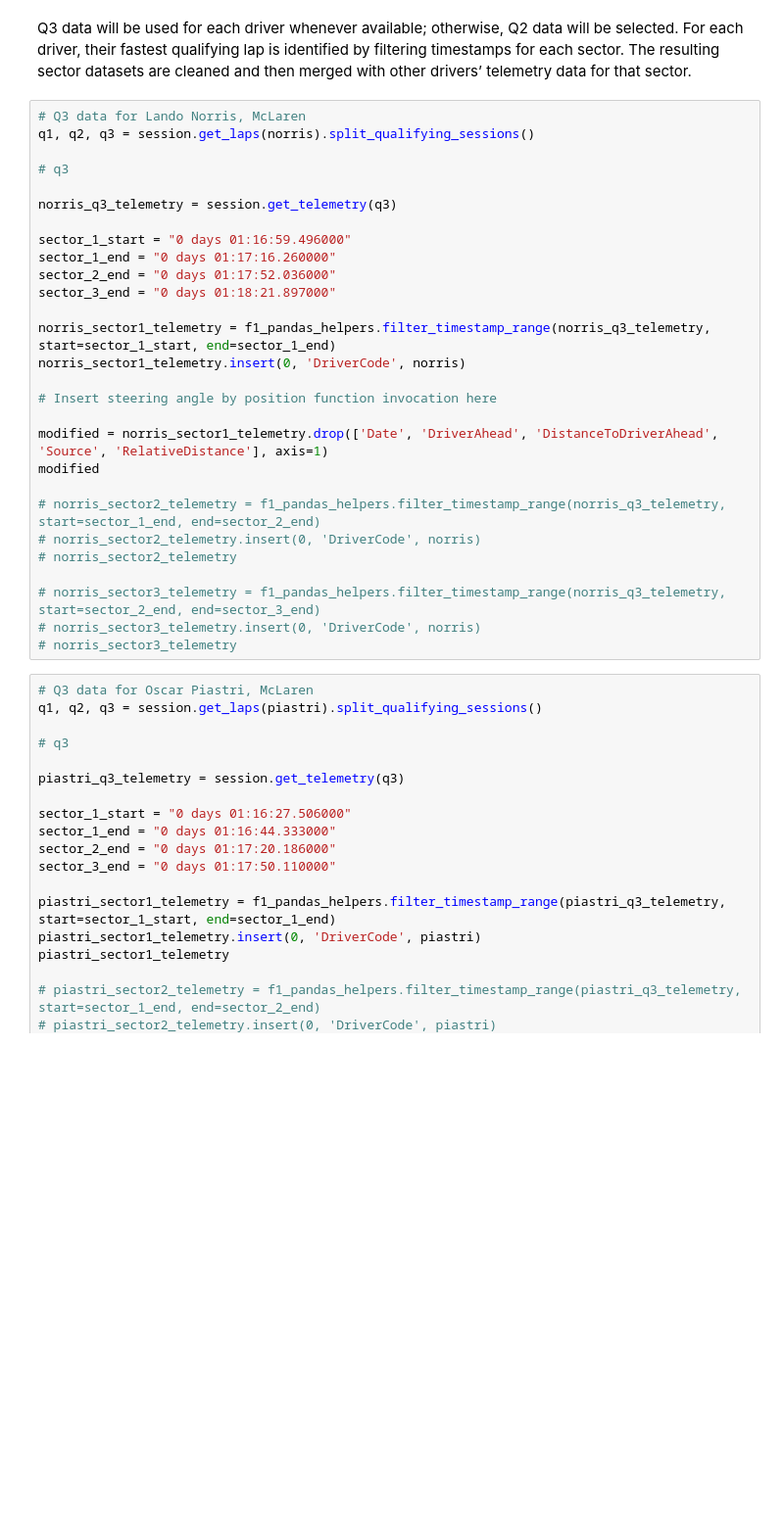
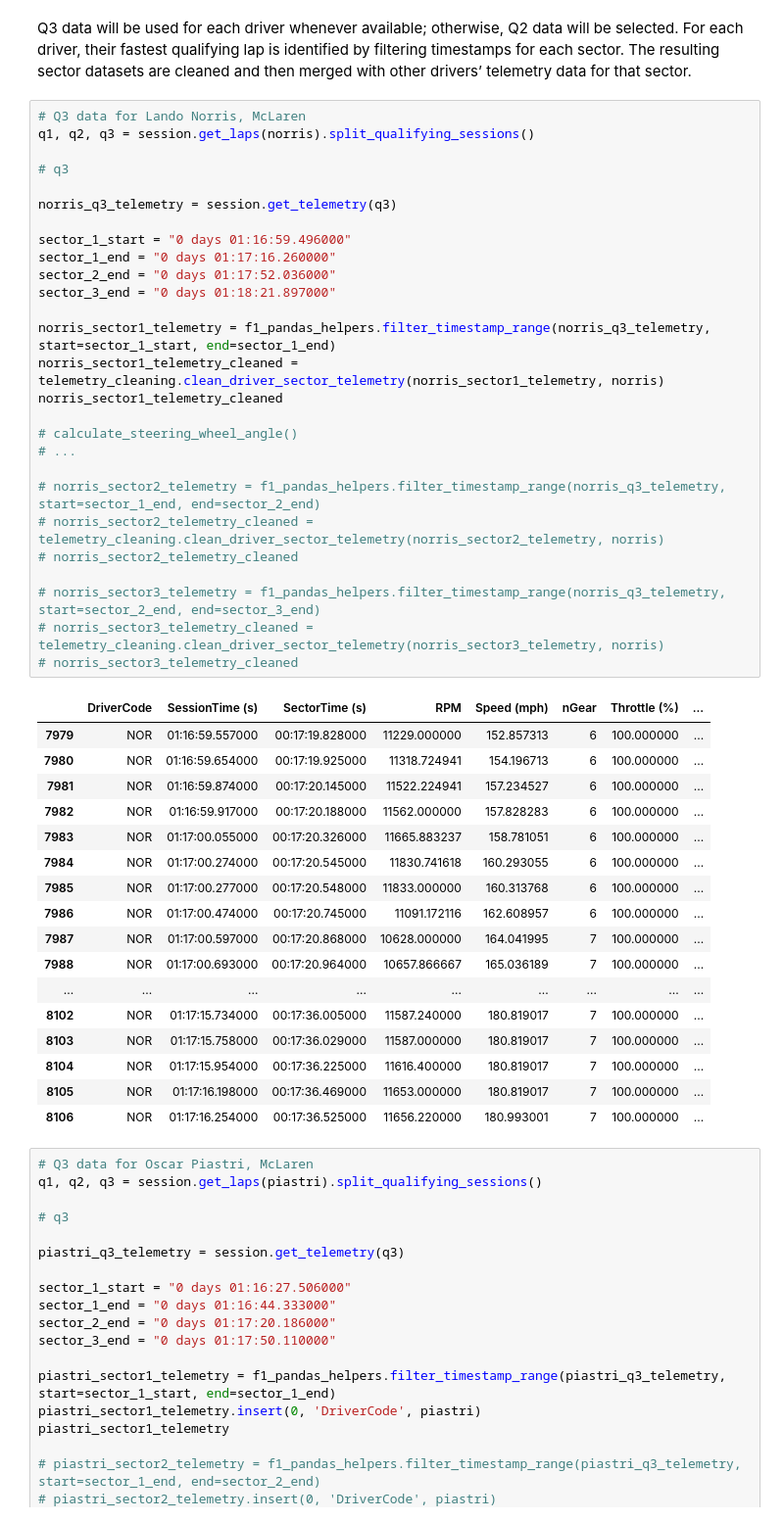
Before and after one commit to PESIII23/f1-driving-style-analytics-tool, a Jupyter notebook: notebooks/01_single_race_eda.ipynb, the cells around one changed output. Shown at 98% size. Saved outputs shown, nothing was run; the diff lists cells and outputs as text; blank space fills up the shorter version.

Commit message:
added function to clean driver sector telemetry

```diff
--- a/notebooks/01_single_race_eda.ipynb
+++ b/notebooks/01_single_race_eda.ipynb
@@ -70,31 +86,48 @@ Q3 data will be used for each driver whenever available; otherwise, Q2 data will
 # %%
 # Q3 data for Lando Norris, McLaren
 q1, q2, q3 = session.get_laps(norris).split_qualifying_sessions()
 
 # q3
 
 norris_q3_telemetry = session.get_telemetry(q3)
 
 sector_1_start = "0 days 01:16:59.496000"
 sector_1_end = "0 days 01:17:16.260000"
 sector_2_end = "0 days 01:17:52.036000"
 sector_3_end = "0 days 01:18:21.897000"
 
 norris_sector1_telemetry = f1_pandas_helpers.filter_timestamp_range(norris_q3_telemetry, start=sector_1_start, end=sector_1_end)
-norris_sector1_telemetry.insert(0, 'DriverCode', norris)
+norris_sector1_telemetry_cleaned = telemetry_cleaning.clean_driver_sector_telemetry(norris_sector1_telemetry, norris)
+norris_sector1_telemetry_cleaned
 
-# Insert steering angle by position function invocation here
-
-modified = norris_sector1_telemetry.drop(['Date', 'DriverAhead', 'DistanceToDriverAhead', 'Source', 'RelativeDistance'], axis=1)
-modified
+# calculate_steering_wheel_angle()
+# ...
 
 # norris_sector2_telemetry = f1_pandas_helpers.filter_timestamp_range(norris_q3_telemetry, start=sector_1_end, end=sector_2_end)
-# norris_sector2_telemetry.insert(0, 'DriverCode', norris)
-# norris_sector2_telemetry
+# norris_sector2_telemetry_cleaned = telemetry_cleaning.clean_driver_sector_telemetry(norris_sector2_telemetry, norris)
+# norris_sector2_telemetry_cleaned
 
 # norris_sector3_telemetry = f1_pandas_helpers.filter_timestamp_range(norris_q3_telemetry, start=sector_2_end, end=sector_3_end)
-# norris_sector3_telemetry.insert(0, 'DriverCode', norris)
-# norris_sector3_telemetry
+# norris_sector3_telemetry_cleaned = telemetry_cleaning.clean_driver_sector_telemetry(norris_sector3_telemetry, norris)
+# norris_sector3_telemetry_cleaned
+# %% [output]
+|  | DriverCode | SessionTime (s) | SectorTime (s) | RPM | Speed (mph) | nGear | Throttle (%) | ... |
+| 7979 | NOR | 01:16:59.557000 | 00:17:19.828000 | 11229.000000 | 152.857313 | 6 | 100.000000 | ... |
+| 7980 | NOR | 01:16:59.654000 | 00:17:19.925000 | 11318.724941 | 154.196713 | 6 | 100.000000 | ... |
+| 7981 | NOR | 01:16:59.874000 | 00:17:20.145000 | 11522.224941 | 157.234527 | 6 | 100.000000 | ... |
+| 7982 | NOR | 01:16:59.917000 | 00:17:20.188000 | 11562.000000 | 157.828283 | 6 | 100.000000 | ... |
+| 7983 | NOR | 01:17:00.055000 | 00:17:20.326000 | 11665.883237 | 158.781051 | 6 | 100.000000 | ... |
+| 7984 | NOR | 01:17:00.274000 | 00:17:20.545000 | 11830.741618 | 160.293055 | 6 | 100.000000 | ... |
+| 7985 | NOR | 01:17:00.277000 | 00:17:20.548000 | 11833.000000 | 160.313768 | 6 | 100.000000 | ... |
+| 7986 | NOR | 01:17:00.474000 | 00:17:20.745000 | 11091.172116 | 162.608957 | 6 | 100.000000 | ... |
+| 7987 | NOR | 01:17:00.597000 | 00:17:20.868000 | 10628.000000 | 164.041995 | 7 | 100.000000 | ... |
+| 7988 | NOR | 01:17:00.693000 | 00:17:20.964000 | 10657.866667 | 165.036189 | 7 | 100.000000 | ... |
+| ... | ... | ... | ... | ... | ... | ... | ... | ... |
+| 8102 | NOR | 01:17:15.734000 | 00:17:36.005000 | 11587.240000 | 180.819017 | 7 | 100.000000 | ... |
+| 8103 | NOR | 01:17:15.758000 | 00:17:36.029000 | 11587.000000 | 180.819017 | 7 | 100.000000 | ... |
+| 8104 | NOR | 01:17:15.954000 | 00:17:36.225000 | 11616.400000 | 180.819017 | 7 | 100.000000 | ... |
+| 8105 | NOR | 01:17:16.198000 | 00:17:36.469000 | 11653.000000 | 180.819017 | 7 | 100.000000 | ... |
+| 8106 | NOR | 01:17:16.254000 | 00:17:36.525000 | 11656.220000 | 180.993001 | 7 | 100.000000 | ... |
 # %%
 # Q3 data for Oscar Piastri, McLaren
 q1, q2, q3 = session.get_laps(piastri).split_qualifying_sessions()
```
Also changed, not shown: parts of 2 cells of this notebook, 1 other file.
